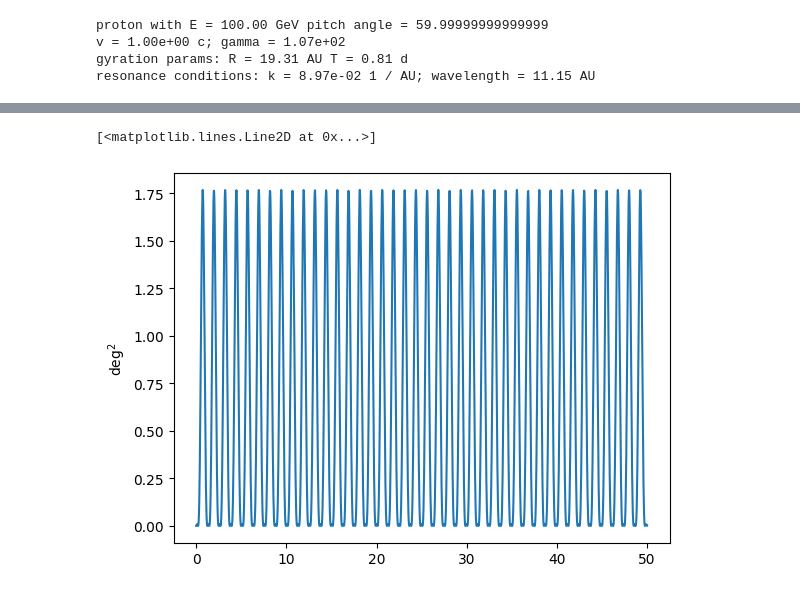
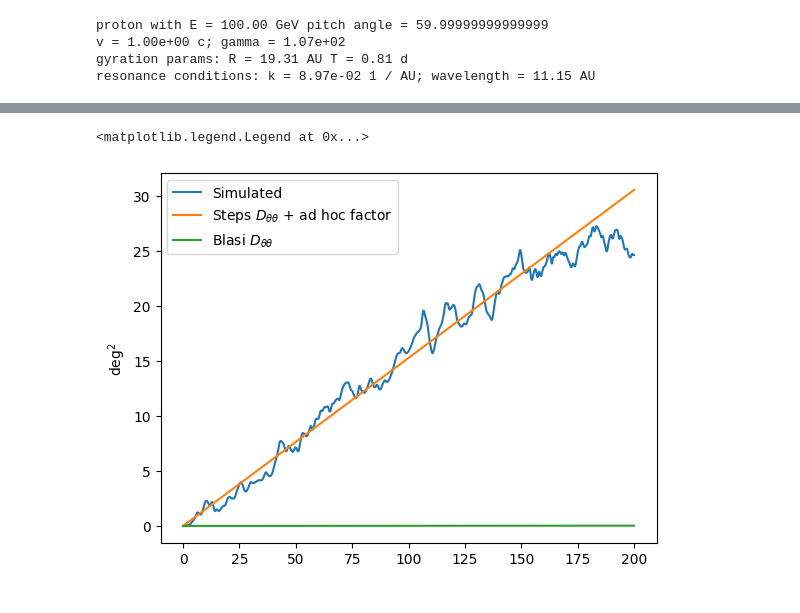
Before and after one commit to nj-vs-vh/gssi-he-th, a Jupyter notebook: Pitch Angle Diffusion Simulation.ipynb, the cells around one changed output, grey strips where cells are left out. Drawn from its saved outputs; the diff is of its cells as text; code cells hidden in the pictures.

```diff
--- a/Pitch Angle Diffusion Simulation.ipynb
+++ b/Pitch Angle Diffusion Simulation.ipynb
@@ -437,16 +395,37 @@ plt.show()
-# %%
-traj = trajectories[0]
-# traj = trajectories[len(trajectories) // 2]
-
-dtheta = traj.theta - traj.particle.theta
-
-_, ax = plt.subplots()
-def Dtheta(traj: PitchAngleTrajectory) -> u.Quantity[u.deg**2 / u.]:
-    t_step = traj.t[1] - traj.t[0]
-    T = traj.t[-1] - traj.t[0]
-    return (dtheta ** 2).sum() * t_step / T
-
-ax.plot(traj.t / traj.particle.T_L, dtheta**2)
-# %% [output]
-[<matplotlib.lines.Line2D at 0x...>]
-[figure, removed]
+# %%
+thetas_ensemble = np.vstack(tuple(t.theta for t in trajectories))
+thetas_ensemble -= np.mean(thetas_ensemble, axis=0)
+
+fig, ax = plt.subplots()
+
+t = trajectories[0].t
+
+ax.plot(t / particle.T_L, np.mean(thetas_ensemble**2, axis=0), label="Simulated")
+delta_k_mean = np.mean(np.diff(mf.k))
+ax.plot(
+    t / particle.T_L,
+    particle.Omega_L
+    * ((deltaB / n_harmonics) / B0)
+    * (delta_k_mean / particle.k_res)
+    / np.tan(particle.theta)
+    * 3.5  # GUESSED FROM THE PLOT
+    * t
+    * u.rad**2,
+    label="Steps $D_{\\theta \\theta}$ + ad hoc factor",
+)
+
+ax.plot(
+    t / particle.T_L,
+    (np.pi / 2)
+    * particle.Omega_L
+    * ((deltaB / n_harmonics) / B0) ** 2
+    * particle.k_res.value  # BAD DIMENSIONS
+    * t
+    * u.rad**2,
+    label="Blasi $D_{\\theta \\theta}$",
+)
+
+ax.legend()
+# %% [output]
+<matplotlib.legend.Legend at 0x...>
+[figure, added]
```
Also changed, not shown: parts of 7 cells of this notebook.
